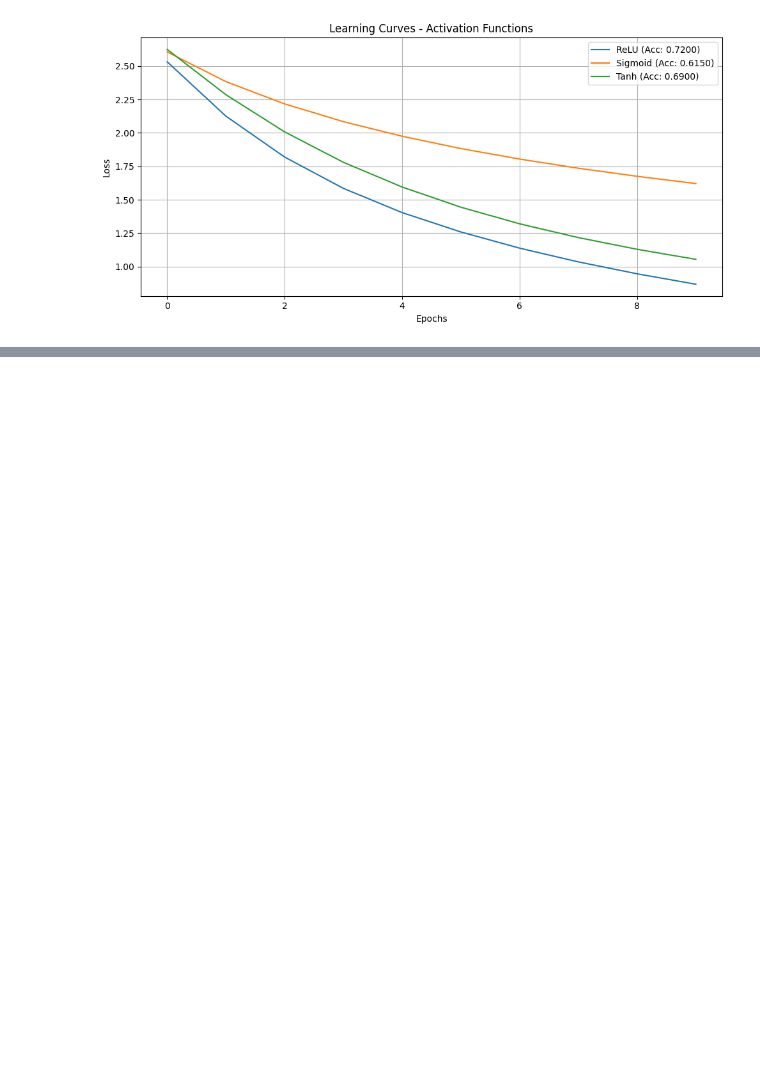
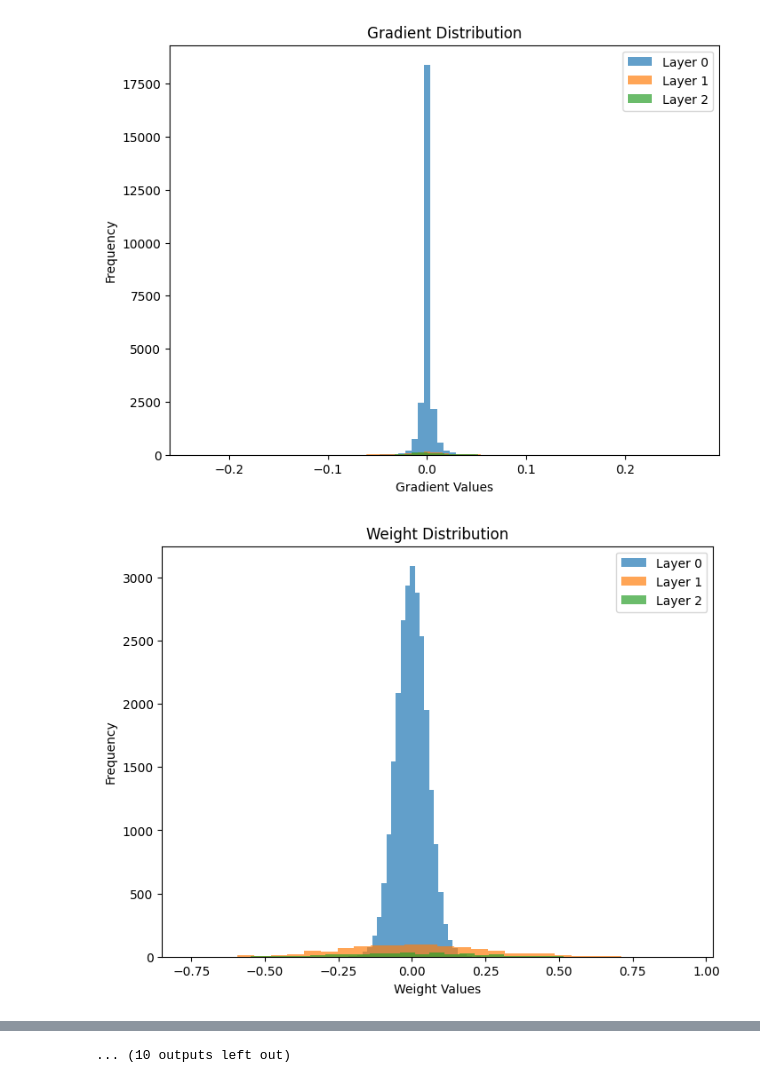
Before and after one commit to zultopia/Tubes1-IF3270-Kelompok1, a Jupyter notebook: src/test1.ipynb, the cells around one changed output, grey strips where cells are left out. Saved outputs shown, nothing was run; the diff lists cells and outputs as text; code cells hidden in the pictures; blank space fills up the shorter version.

Commit message:
fix: save & load

```diff
--- a/src/test1.ipynb
+++ b/src/test1.ipynb
@@ -68,12 +10,12 @@ y = np.random.randint(0, num_classes, size=(num_samples,))
 # %%
+mnist = fetch_openml("mnist_784", parser='auto')
+X = mnist.data.astype(np.float32)
+y = mnist.target.astype(np.int32)
+
 X_train, X_test, y_train, y_test = train_test_split(
-    X, y, test_size=0.2, random_state=42
+        X, y, test_size=0.2, random_state=42,
 )
 
 scaler = StandardScaler()
 X_train = scaler.fit_transform(X_train)
 X_test = scaler.transform(X_test)
-
-encoder = OneHotEncoder(sparse_output=False)
-y_train_encoded = encoder.fit_transform(y_train.reshape(-1, 1))
-y_test_encoded = encoder.transform(y_test.reshape(-1, 1))
@@ -186,2 +21,0 @@ def visualize_mnist_samples(X, y, num_samples=5):
-# %%
-X_train, X_test, y_train_encoded, y_test_encoded, y_train, y_test = load_mnist_data(sample_size=1000)
@@ -208,12 +27,18 @@ print("\n=== 1. Pengujian Pengaruh Depth dan Width ===")
 
 width_models = [
     {"layers": [784, 16, 10], "name": "1 Hidden (16 neurons)"},
+    {"layers": [784, 32, 10], "name": "1 Hidden (32 neurons)"},
     {"layers": [784, 64, 10], "name": "1 Hidden (64 neurons)"},
+    {"layers": [784, 128, 10], "name": "1 Hidden (128 neurons)"},
+    {"layers": [784, 256, 10], "name": "1 Hidden (256 neurons)"},
 ]
 
 depth_models = [
     {"layers": [784, 32, 10], "name": "1 Hidden (32 neurons)"},
     {"layers": [784, 32, 32, 10], "name": "2 Hidden (32 neurons)"},
+    {"layers": [784, 32, 32, 32, 10], "name": "3 Hidden (32 neurons)"},
+    {"layers": [784, 32, 32, 32, 32, 10], "name": "4 Hidden (32 neurons)"},
+    {"layers": [784, 32, 32, 32, 32, 32, 10], "name": "5 Hidden (32 neurons)"},
 ]
 
 width_results = []
@@ -227,10 +52,10 @@ for config in width_models:
         seed=42
     )
 
-    history = model.train(X_train, y_train_encoded, epochs=10, lr=0.01, batch_size=32, verbose=1)
+    history = model.train(X_train, y_train, epochs=10, lr=0.01, batch_size=32, verbose=1)
 
     y_pred = model.predict(X_test)
-    accuracy = accuracy_score(np.argmax(y_test_encoded, axis=1), y_pred)
+    accuracy = accuracy_score(y_test, y_pred)
     width_results.append({"config": config, "accuracy": accuracy, "history": history})
 
     print(f"Accuracy: {accuracy:.4f}")
@@ -246,10 +71,10 @@ for config in depth_models:
         seed=42
     )
 
-    history = model.train(X_train, y_train_encoded, epochs=10, lr=0.01, batch_size=32, verbose=1)
+    history = model.train(X_train, y_train, epochs=10, lr=0.01, batch_size=32, verbose=1)
 
     y_pred = model.predict(X_test)
-    accuracy = accuracy_score(np.argmax(y_test_encoded, axis=1), y_pred)
+    accuracy = accuracy_score(y_test, y_pred)
     depth_results.append({"config": config, "accuracy": accuracy, "history": history})
 
     print(f"Accuracy: {accuracy:.4f}")
@@ -300,29 +125,36 @@ Accuracy: 0.6850
 print("\n=== 2. Pengujian Pengaruh Fungsi Aktivasi ===")
 
 activation_models = [
+    {"activation": "linear", "name": "Linear"},
     {"activation": "relu", "name": "ReLU"},
     {"activation": "sigmoid", "name": "Sigmoid"},
     {"activation": "tanh", "name": "Tanh"},
+    {"activation": "leaky_relu", "name": "Leaky ReLU"},
+    {"activation": "elu", "name": "eLU"},
+    {"activation": "swish", "name": "Swish"},
 ]
 
 activation_results = []
 for config in activation_models:
     print(f"\nTesting {config['name']} activation...")
     model = FFNN(
-        layers=[784, 32, 10],
-        activations=[config["activation"], "softmax"],
+        layers=[784, 32, 32, 10],
+        activations=[config["activation"], config["activation"], "softmax"],
         loss="categorical_cross_entropy",
         init_method="he",
         seed=42
     )
 
-    history = model.train(X_train, y_train_encoded, epochs=10, lr=0.01, batch_size=32, verbose=1)
+    history = model.train(X_train, y_train, epochs=10, lr=0.01, batch_size=32, verbose=1)
 
     y_pred = model.predict(X_test)
-    accuracy = accuracy_score(np.argmax(y_test_encoded, axis=1), y_pred)
+    accuracy = accuracy_score(y_test, y_pred)
     activation_results.append({"config": config, "accuracy": accuracy, "history": history})
 
     print(f"Accuracy: {accuracy:.4f}")
+
+    model.plot_gradient_distribution([0, 1, 2])
+    model.plot_weight_distribution([0, 1, 2])
 
 plt.figure(figsize=(10, 5))
 for result in activation_results:
@@ -355 +184,2 @@ Accuracy: 0.6900
-[figure, old version]
+[figure, new version]
+[figure, added]
@@ -356,3 +228,4 @@ Accuracy: 0.6900
+... (10 outputs left out)
 # %%
 # =============================================================================
 # 3. Pengujian Pengaruh Learning Rate
```
Also changed, not shown: parts of 18 cells of this notebook, 1 other file.
